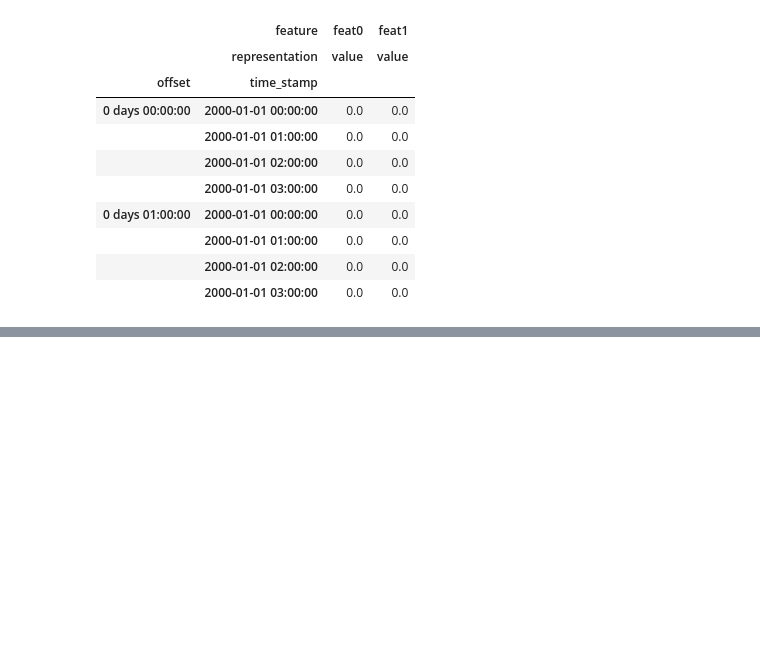
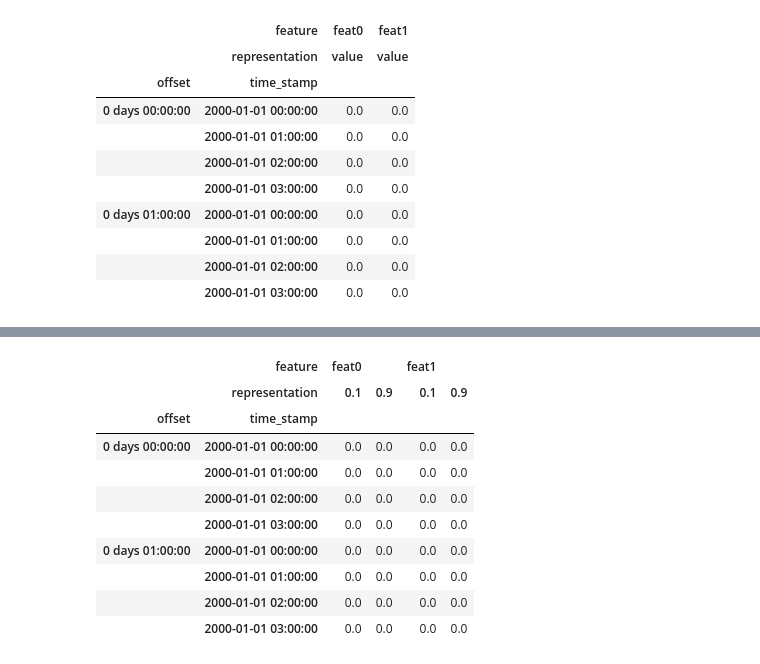
Before and after one commit to connected-intelligent-systems/forcateri, a Jupyter notebook: notebooks/ts_test.ipynb, the cells around one changed output, grey strips where cells are left out. Cells and saved outputs as stored; diff of their text form; code cells hidden in the pictures; blank space fills up the shorter version.

```diff
--- a/notebooks/ts_test.ipynb
+++ b/notebooks/ts_test.ipynb
@@ -377,0 +485,3 @@ qq.data
+# %%
+df2 = df.copy()
+ts2 = TimeSeries(data=df2, representation=TimeSeries.QUANTILE_REP, quantiles=[.1, .9])
@@ -377,0 +495,3 @@ qq.data
+# %%
+(ts - ts2).data
+# %% [output]
@@ -377,0 +499,11 @@ qq.data
+|  | feature | feat0 |  | feat1 |  |
+|  | representation | 0.1 | 0.9 | 0.1 | 0.9 |
+| offset | time_stamp |  |  |  |  |
+| 0 days 00:00:00 | 2000-01-01 00:00:00 | 0.0 | 0.0 | 0.0 | 0.0 |
+|  | 2000-01-01 01:00:00 | 0.0 | 0.0 | 0.0 | 0.0 |
+|  | 2000-01-01 02:00:00 | 0.0 | 0.0 | 0.0 | 0.0 |
+|  | 2000-01-01 03:00:00 | 0.0 | 0.0 | 0.0 | 0.0 |
+| 0 days 01:00:00 | 2000-01-01 00:00:00 | 0.0 | 0.0 | 0.0 | 0.0 |
+|  | 2000-01-01 01:00:00 | 0.0 | 0.0 | 0.0 | 0.0 |
+|  | 2000-01-01 02:00:00 | 0.0 | 0.0 | 0.0 | 0.0 |
+|  | 2000-01-01 03:00:00 | 0.0 | 0.0 | 0.0 | 0.0 |
```
Also changed, not shown: parts of 23 cells of this notebook.
